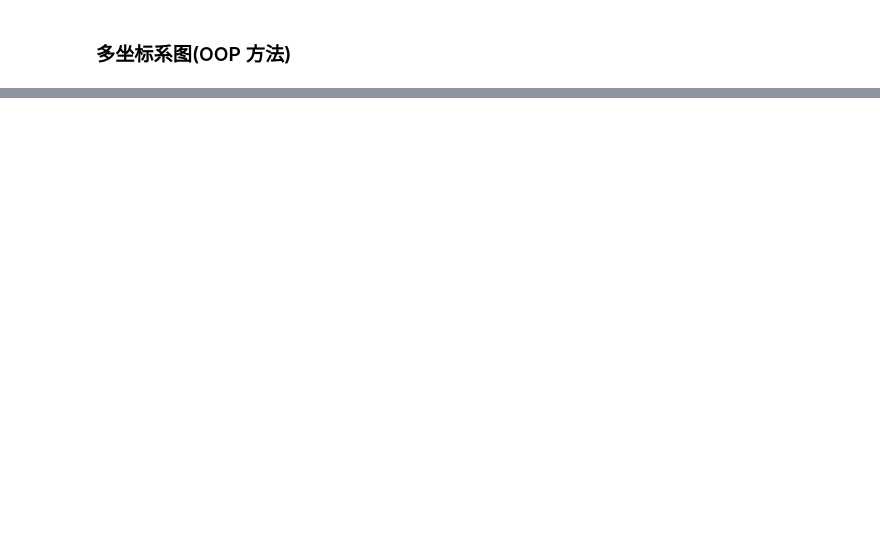
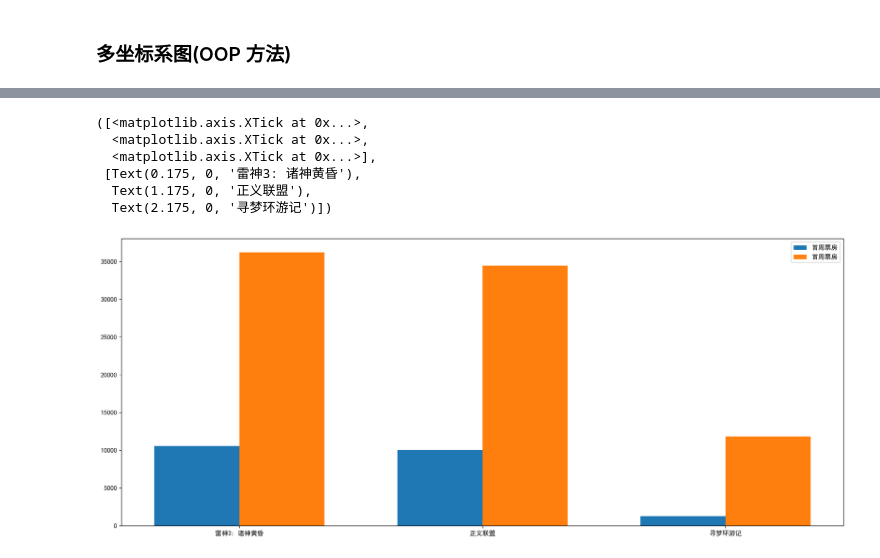
Before and after one commit to RichestShen/DataMining, a Jupyter notebook: Matplotlib.ipynb, the cells around one changed output, grey strips where cells are left out. Saved outputs shown, nothing was run; the diff lists cells and outputs as text; code cells hidden in the pictures; blank space fills up the shorter version.

Commit message:
Matplotlib Summary

```diff
--- a/Matplotlib.ipynb
+++ b/Matplotlib.ipynb
@@ -126,0 +192,23 @@ plt.show()
+# %%
+# 绘制同一天电影票房的对比
+movie_names = ['雷神3: 诸神黄昏', '正义联盟', '寻梦环游记']
+first_day = [10587.6, 10062.5, 1275.7]
+first_week = [36224.9, 34479.6, 11830]
+
+plt.figure(figsize=(20, 8), dpi=300)
+
+offset = 0.35  # 两柱之间的偏移量
+plt.bar(range(3), first_day, width=offset, label='首周票房')
+plt.bar([offset + i for i in range(3)], first_week, width=offset, label='首周票房')
+
+plt.legend()
+
+plt.xticks([offset / 2 + i for i in range(3)], movie_names)
+# %% [output]
+([<matplotlib.axis.XTick at 0x...>,
+  <matplotlib.axis.XTick at 0x...>,
+  <matplotlib.axis.XTick at 0x...>],
+ [Text(0.175, 0, '雷神3: 诸神黄昏'),
+  Text(1.175, 0, '正义联盟'),
+  Text(2.175, 0, '寻梦环游记')])
+[figure, added]
```
Also changed, not shown: parts of 14 cells of this notebook, 3 other files.
